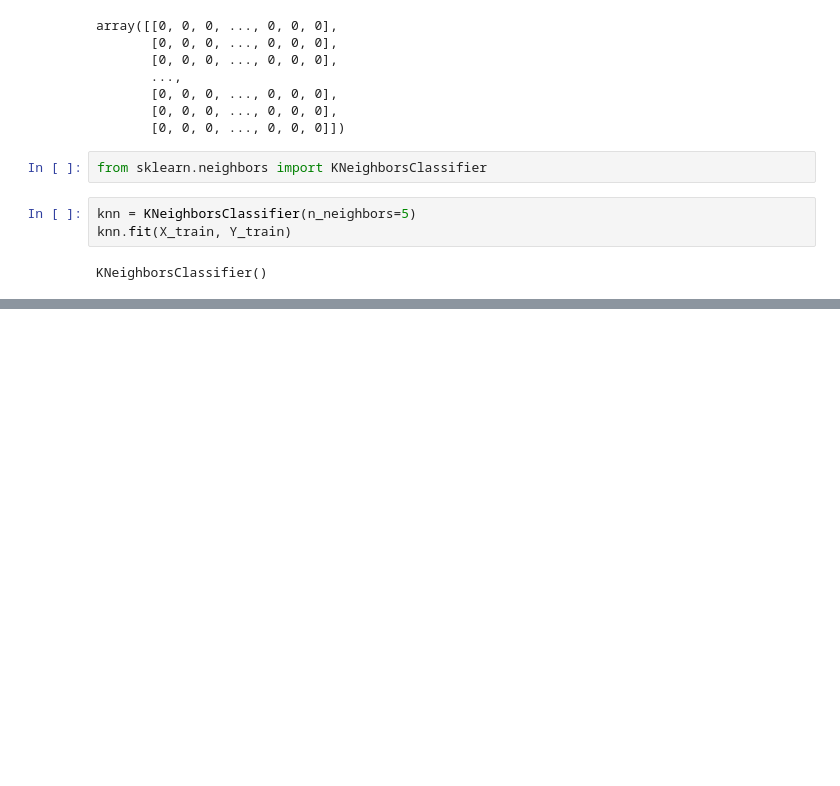
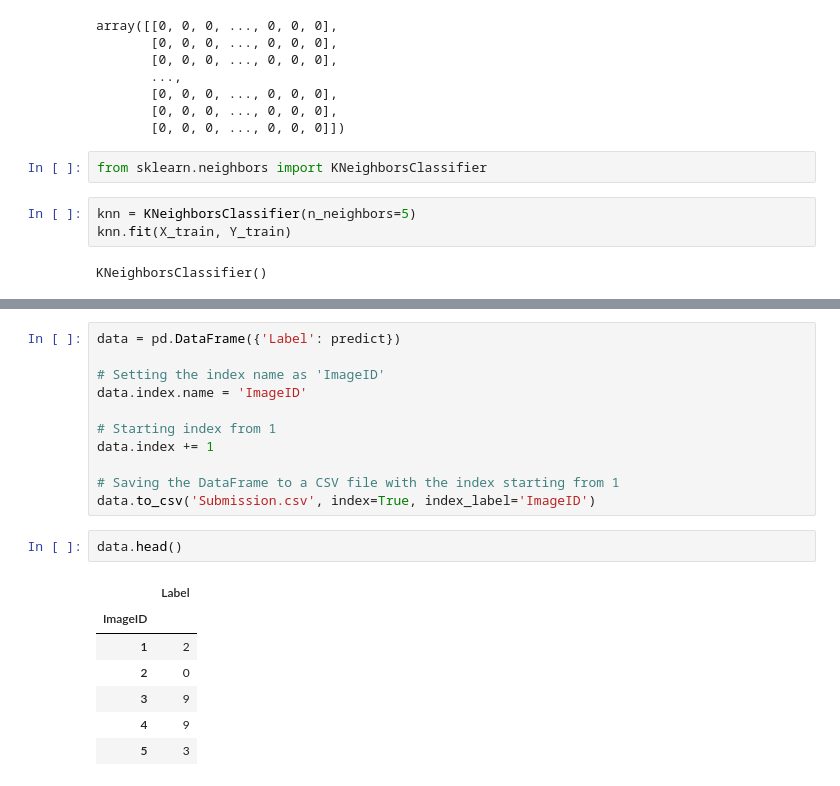
Before and after one commit to pranav385/mnist-handwritten-digit-classification, a Jupyter notebook: mnist handwritten digit classification.ipynb, the cells around one changed output, grey strips where cells are left out. Drawn from its saved outputs; the diff is of its cells as text; blank space fills up the shorter version.

```diff
--- a/mnist handwritten digit classification.ipynb
+++ b/mnist handwritten digit classification.ipynb
@@ -270,0 +293,21 @@ NameError: name 'X_test' is not defined
+# %%
+data = pd.DataFrame({'Label': predict})
+
+# Setting the index name as 'ImageID'
+data.index.name = 'ImageID'
+
+# Starting index from 1
+data.index += 1
+
+# Saving the DataFrame to a CSV file with the index starting from 1
+data.to_csv('Submission.csv', index=True, index_label='ImageID')
+# %%
+data.head()
+# %% [output]
+|  | Label |
+| ImageID |  |
+| 1 | 2 |
+| 2 | 0 |
+| 3 | 9 |
+| 4 | 9 |
+| 5 | 3 |
```
Also changed, not shown: parts of 6 cells of this notebook.
